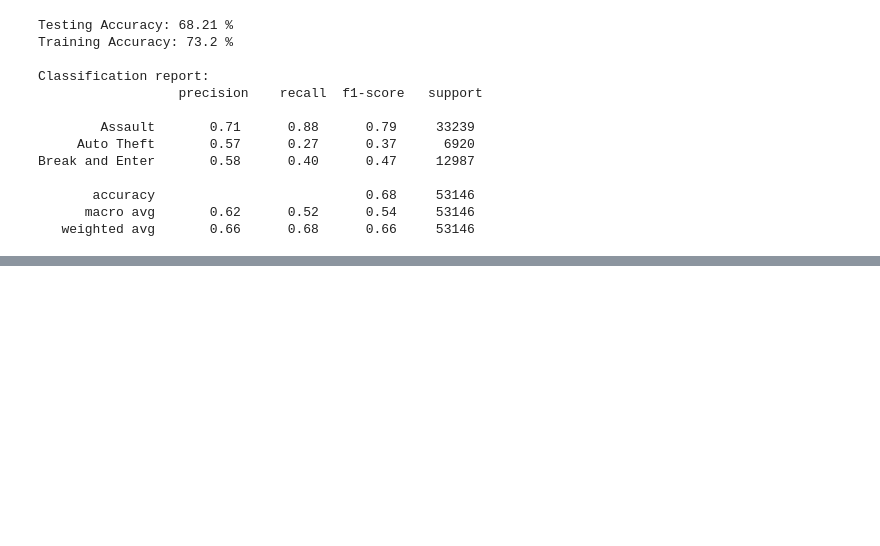
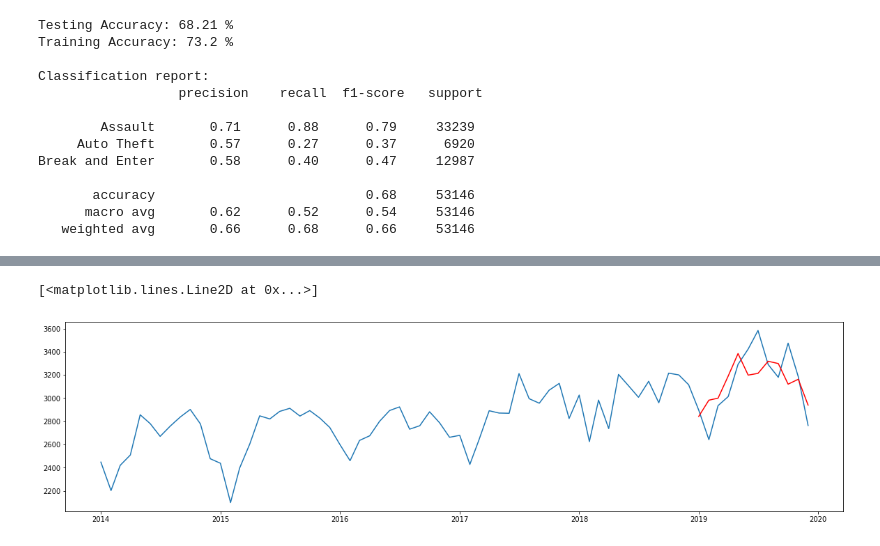
Before and after one commit to karnevar/Toronto_Crime_ML_Analysis, a Jupyter notebook: Capstone_modelling_sachin.ipynb, the cells around one changed output, grey strips where cells are left out. Cells and saved outputs as stored; diff of their text form; code cells hidden in the pictures; blank space fills up the shorter version.

```diff
--- a/Capstone_modelling_sachin.ipynb
+++ b/Capstone_modelling_sachin.ipynb
@@ -495,0 +610,8 @@ Break and Enter       0.58      0.40      0.47     12987
+# %%
+model = Sequential()
+# Adding the input layer and LSTM layer
+model.add(LSTM(200, activation= 'relu', input_shape =(n_input, n_features)))
+model.add(Dropout(0.15))
+model.add(Dense(1))
+model.compile(optimizer ='adagrad', loss='mse')
+model.fit_generator(generator, epochs =180)
@@ -495,0 +637,8 @@ Break and Enter       0.58      0.40      0.47     12987
+# %%
+pred_list =[]
+batch = train[-n_input:].reshape(1, n_input, n_features)
+for i in range(n_input):
+    pred_list.append(model.predict(batch)[0])
+    batch = np.append(batch[:, 1:,:], [[pred_list[i]]], axis=1)
+# %%
+df_predict= pd.DataFrame(scalar.inverse_transform(pred_list), index= data[-n_input:].index, columns =['Predictions'])
@@ -495,0 +662,2 @@ Break and Enter       0.58      0.40      0.47     12987
+# %%
+df_test = pd.concat([data, df_predict], axis =1)
@@ -495,0 +674,7 @@ Break and Enter       0.58      0.40      0.47     12987
+# %%
+plt.figure(figsize=(20,5))
+plt.plot(df_test.index, df_test['FC'])
+plt.plot(df_test.index, df_test['Predictions'], color ='r')
+# %% [output]
+[<matplotlib.lines.Line2D at 0x...>]
+[figure, added]
```
Also changed, not shown: parts of 23 cells of this notebook.
